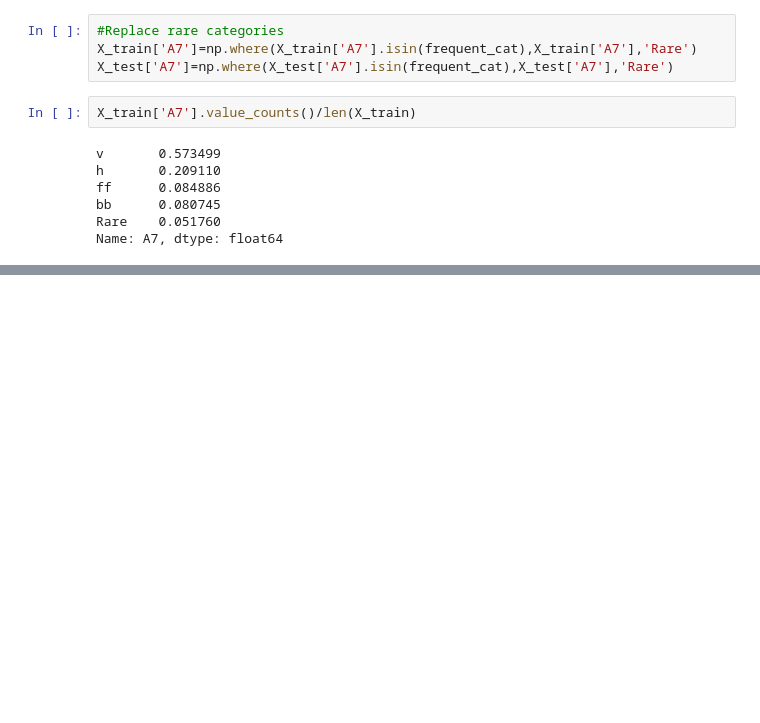
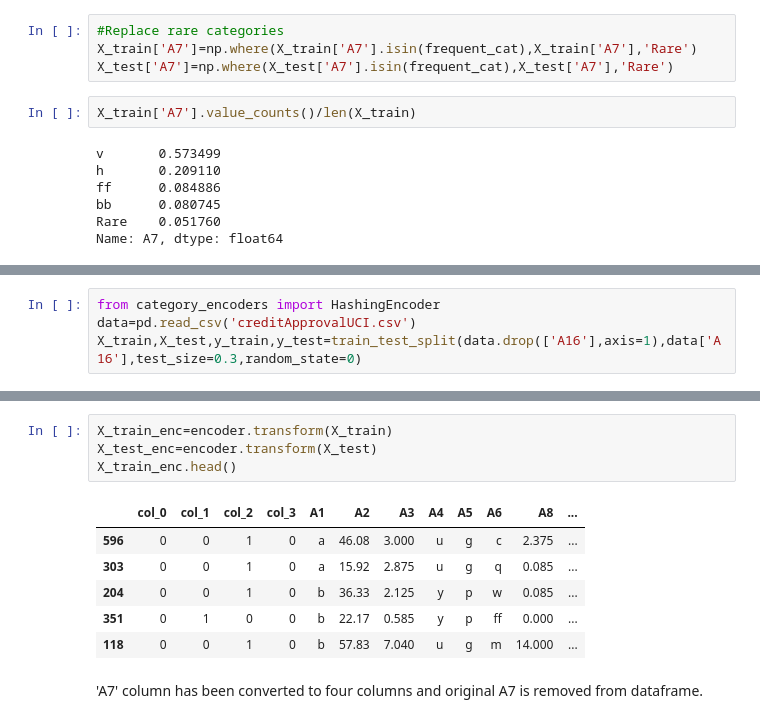
Before and after one commit to Chirag314/Feature-Engineering, a Jupyter notebook: Feature_Engineering_practise.ipynb, the cells around one changed output, grey strips where cells are left out. Cells and saved outputs as stored; diff of their text form; blank space fills up the shorter version.

```diff
--- a/Feature_Engineering_practise.ipynb
+++ b/Feature_Engineering_practise.ipynb
@@ -1051,0 +1092,4 @@ Name: A7, dtype: float64
+# %%
+from category_encoders import HashingEncoder
+data=pd.read_csv('creditApprovalUCI.csv')
+X_train,X_test,y_train,y_test=train_test_split(data.drop(['A16'],axis=1),data['A16'],test_size=0.3,random_state=0)
@@ -1051,0 +1106,13 @@ Name: A7, dtype: float64
+# %%
+X_train_enc=encoder.transform(X_train)
+X_test_enc=encoder.transform(X_test)
+X_train_enc.head()
+# %% [output]
+|  | col_0 | col_1 | col_2 | col_3 | A1 | A2 | A3 | A4 | A5 | A6 | A8 | ... |
+| 596 | 0 | 0 | 1 | 0 | a | 46.08 | 3.000 | u | g | c | 2.375 | ... |
+| 303 | 0 | 0 | 1 | 0 | a | 15.92 | 2.875 | u | g | q | 0.085 | ... |
+| 204 | 0 | 0 | 1 | 0 | b | 36.33 | 2.125 | y | p | w | 0.085 | ... |
+| 351 | 0 | 1 | 0 | 0 | b | 22.17 | 0.585 | y | p | ff | 0.000 | ... |
+| 118 | 0 | 0 | 1 | 0 | b | 57.83 | 7.040 | u | g | m | 14.000 | ... |
+# %% [markdown]
+'A7' column has been converted to four columns and original A7 is removed from dataframe.
```
Also changed, not shown: parts of 13 cells of this notebook.
